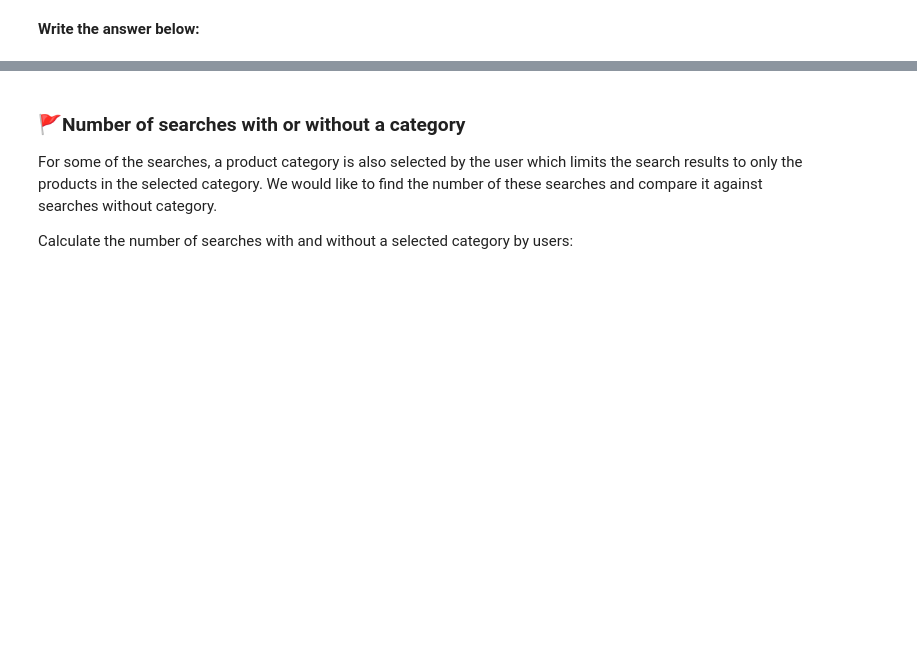
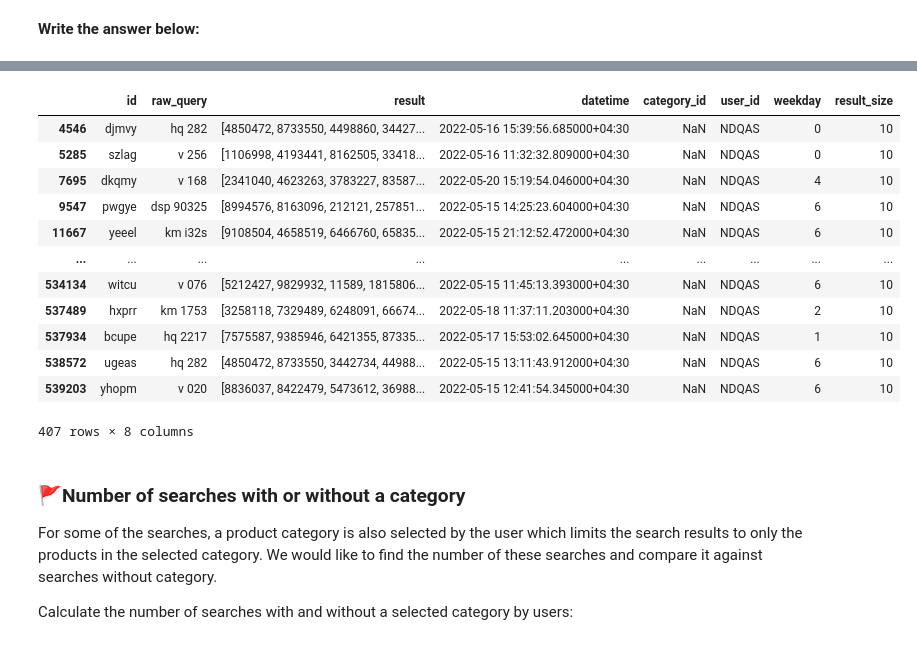
Before and after one commit to HooshBaaz/2022_DataAnalytics_SummerSchool, a Jupyter notebook: PR2/Torob-search-data-EDA.ipynb, the cells around one changed output, grey strips where cells are left out. Saved outputs shown, nothing was run; the diff lists cells and outputs as text; code cells hidden in the pictures; blank space fills up the shorter version.

```diff
--- a/PR2/Torob-search-data-EDA.ipynb
+++ b/PR2/Torob-search-data-EDA.ipynb
@@ -367,3 +382,19 @@ Idcount.groupby(['cond']).count()
+# %%
+SDF[SDF.user_id== 'NDQAS'] # user with top search 407 searches
+# %% [output]
+|  | id | raw_query | result | datetime | category_id | user_id | weekday | result_size |
+| 4546 | djmvy | hq 282 | [4850472, 8733550, 4498860, 34427... | 2022-05-16 15:39:56.685000+04:30 | NaN | NDQAS | 0 | 10 |
+| 5285 | szlag | v 256 | [1106998, 4193441, 8162505, 33418... | 2022-05-16 11:32:32.809000+04:30 | NaN | NDQAS | 0 | 10 |
+| 7695 | dkqmy | v 168 | [2341040, 4623263, 3783227, 83587... | 2022-05-20 15:19:54.046000+04:30 | NaN | NDQAS | 4 | 10 |
+| 9547 | pwgye | dsp 90325 | [8994576, 8163096, 212121, 257851... | 2022-05-15 14:25:23.604000+04:30 | NaN | NDQAS | 6 | 10 |
+| 11667 | yeeel | km i32s | [9108504, 4658519, 6466760, 65835... | 2022-05-15 21:12:52.472000+04:30 | NaN | NDQAS | 6 | 10 |
+| ... | ... | ... | ... | ... | ... | ... | ... | ... |
+| 534134 | witcu | v 076 | [5212427, 9829932, 11589, 1815806... | 2022-05-15 11:45:13.393000+04:30 | NaN | NDQAS | 6 | 10 |
+| 537489 | hxprr | km 1753 | [3258118, 7329489, 6248091, 66674... | 2022-05-18 11:37:11.203000+04:30 | NaN | NDQAS | 2 | 10 |
+| 537934 | bcupe | hq 2217 | [7575587, 9385946, 6421355, 87335... | 2022-05-17 15:53:02.645000+04:30 | NaN | NDQAS | 1 | 10 |
+| 538572 | ugeas | hq 282 | [4850472, 8733550, 3442734, 44988... | 2022-05-15 13:11:43.912000+04:30 | NaN | NDQAS | 6 | 10 |
+| 539203 | yhopm | v 020 | [8836037, 8422479, 5473612, 36988... | 2022-05-15 12:41:54.345000+04:30 | NaN | NDQAS | 6 | 10 |
+407 rows × 8 columns
 # %% [markdown]
 ### 🚩Number of searches with or without a category
 
```
Also changed, not shown: parts of 18 cells of this notebook, 11 other files.
